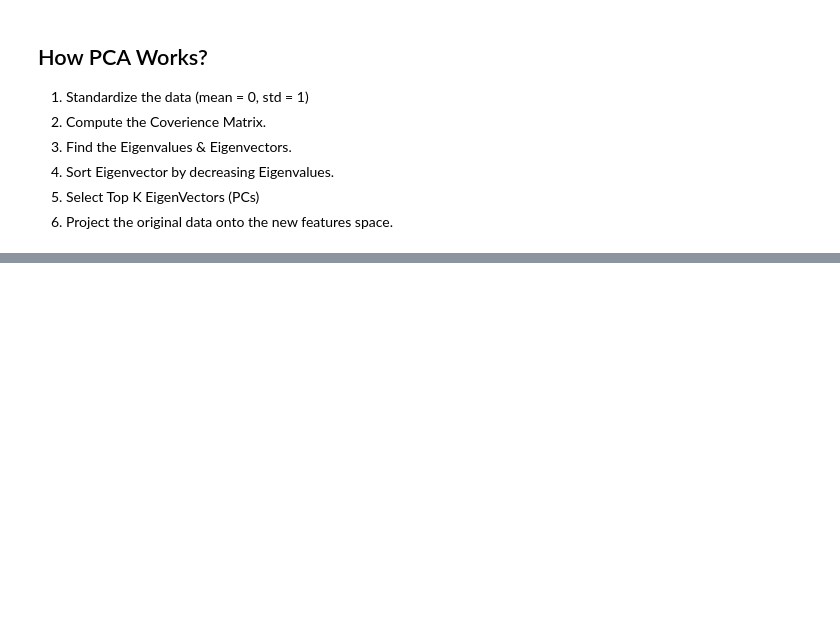
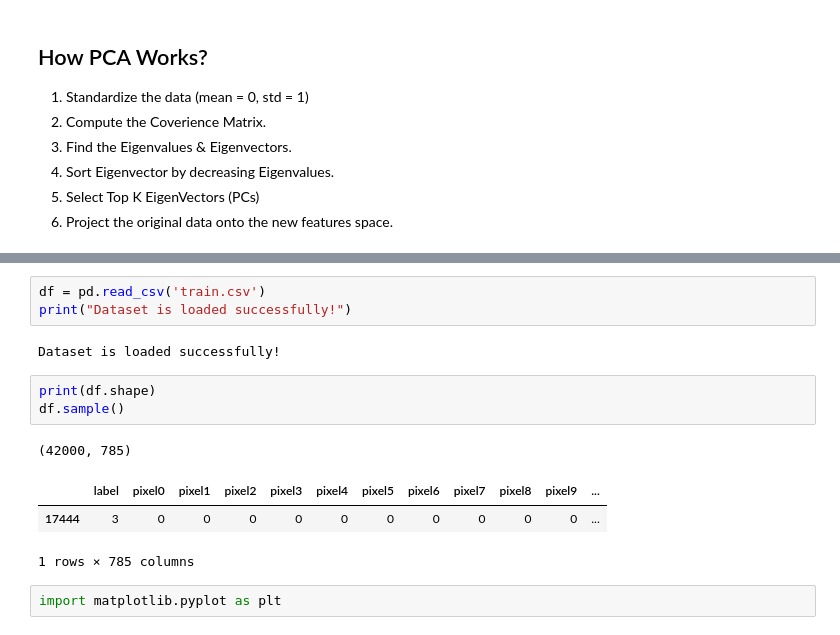
Before and after one commit to Shekhar7017/EDA, a Jupyter notebook: FeatureEngineering.ipynb, the cells around one changed output, grey strips where cells are left out. Saved outputs shown, nothing was run; the diff lists cells and outputs as text; blank space fills up the shorter version.

```diff
--- a/FeatureEngineering.ipynb
+++ b/FeatureEngineering.ipynb
@@ -2345,0 +2359,15 @@ Example:-
+# %%
+df = pd.read_csv('train.csv')
+print("Dataset is loaded successfully!")
+# %% [output]
+Dataset is loaded successfully!
+# %%
+print(df.shape)
+df.sample()
+# %% [output]
+(42000, 785)
+|  | label | pixel0 | pixel1 | pixel2 | pixel3 | pixel4 | pixel5 | pixel6 | pixel7 | pixel8 | pixel9 | ... |
+| 17444 | 3 | 0 | 0 | 0 | 0 | 0 | 0 | 0 | 0 | 0 | 0 | ... |
+1 rows × 785 columns
+# %%
+import matplotlib.pyplot as plt
```
Also changed, not shown: parts of 24 cells of this notebook, 1 other file.
